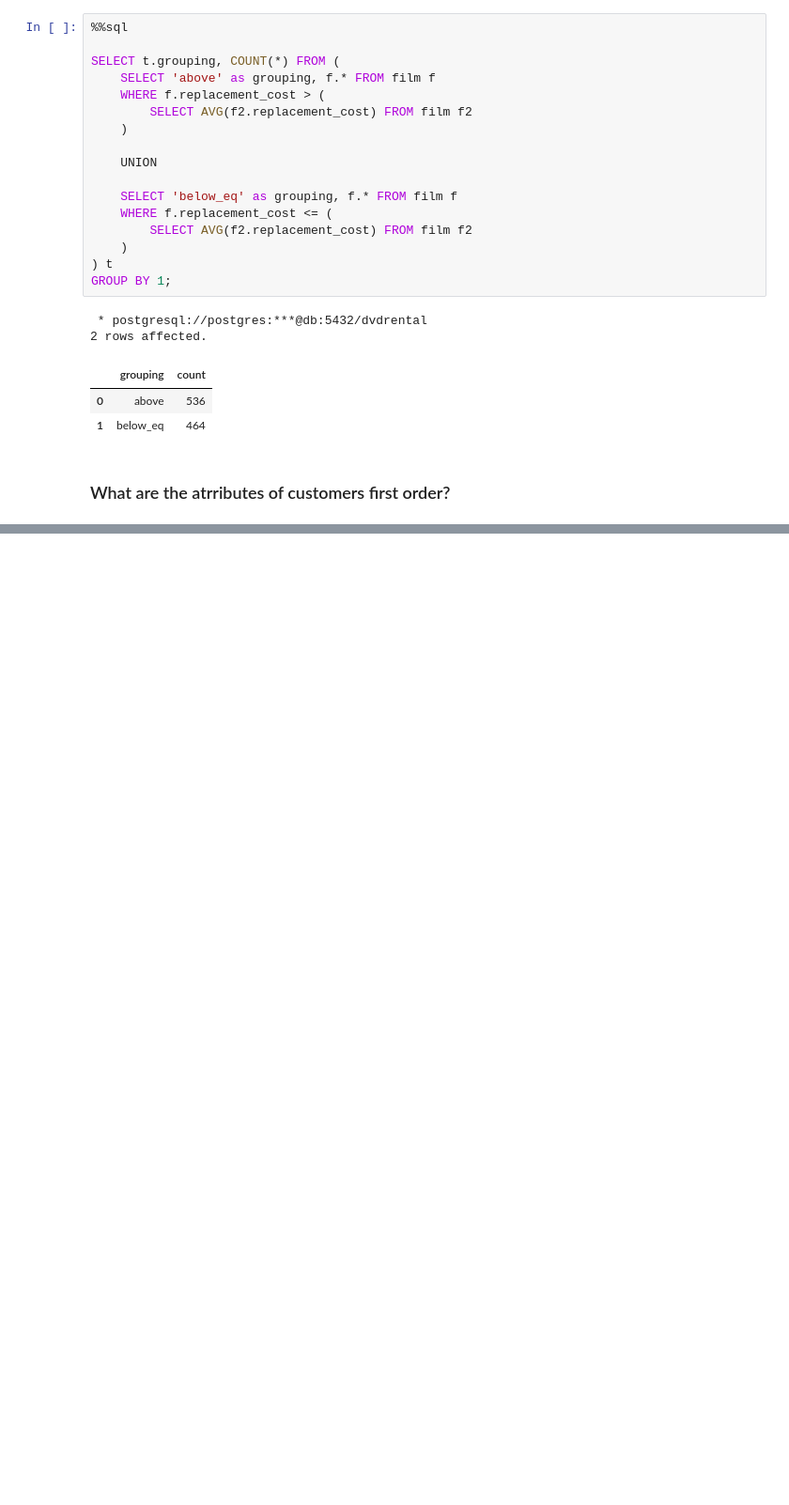
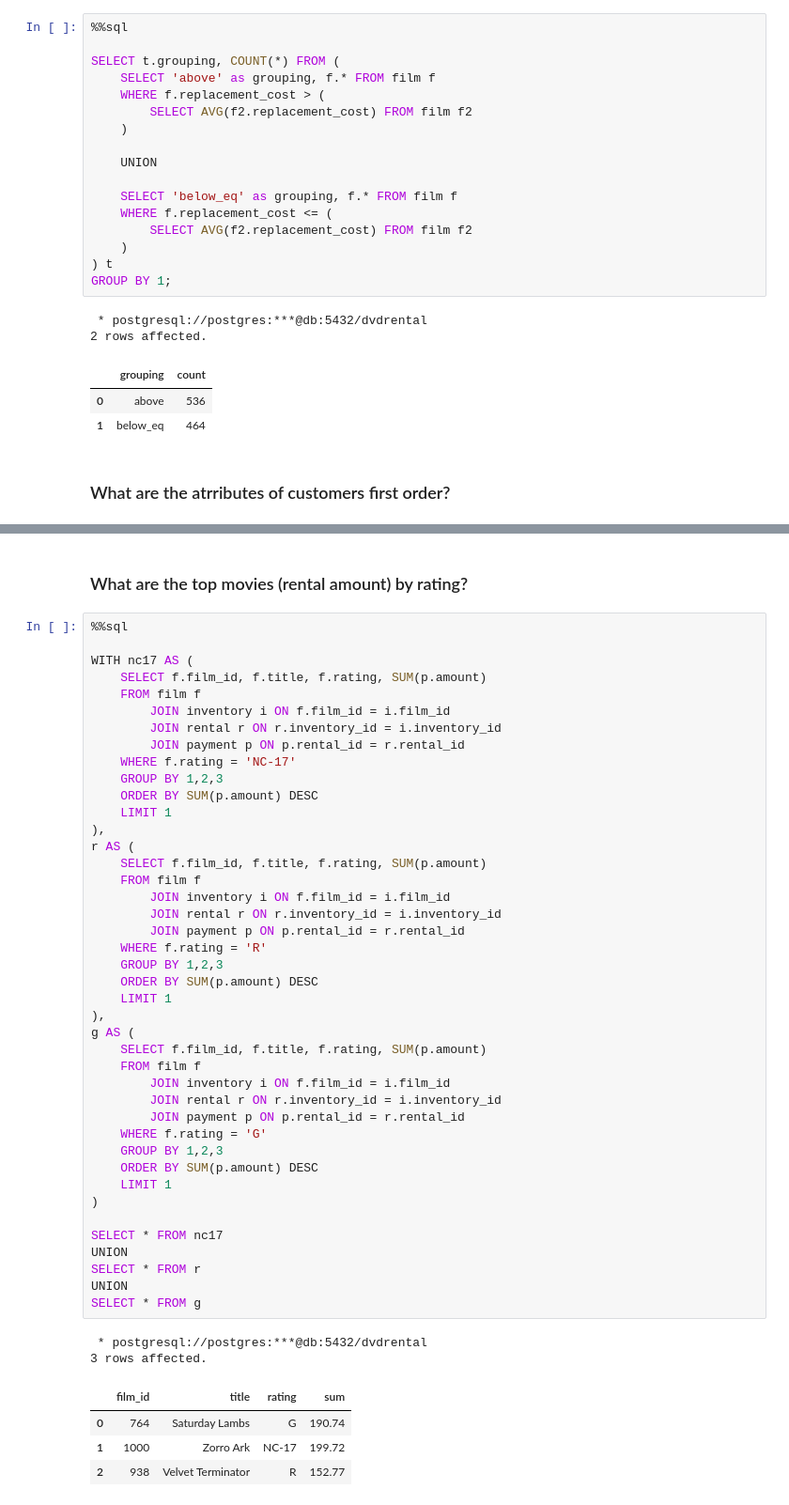
Before and after one commit to nikolaevtomov/dvdrental, a Jupyter notebook: notebook/experiment.ipynb, the cells around one changed output, grey strips where cells are left out. Shown: that part at 94% size. Saved outputs shown, nothing was run; the diff lists cells and outputs as text; blank space fills up the shorter version.

```diff
--- a/notebook/experiment.ipynb
+++ b/notebook/experiment.ipynb
@@ -294,0 +331,51 @@ FROM payment p INNER JOIN (
+# %% [markdown]
+### What are the top movies (rental amount) by rating?
+# %%
+%%sql
+
+WITH nc17 AS (
+    SELECT f.film_id, f.title, f.rating, SUM(p.amount)
+    FROM film f
+        JOIN inventory i ON f.film_id = i.film_id
+        JOIN rental r ON r.inventory_id = i.inventory_id
+        JOIN payment p ON p.rental_id = r.rental_id
+    WHERE f.rating = 'NC-17'
+    GROUP BY 1,2,3
+    ORDER BY SUM(p.amount) DESC
+    LIMIT 1
+),
+r AS (
+    SELECT f.film_id, f.title, f.rating, SUM(p.amount)
+    FROM film f
+        JOIN inventory i ON f.film_id = i.film_id
+        JOIN rental r ON r.inventory_id = i.inventory_id
+        JOIN payment p ON p.rental_id = r.rental_id
+    WHERE f.rating = 'R'
+    GROUP BY 1,2,3
+    ORDER BY SUM(p.amount) DESC
+    LIMIT 1
+),
+g AS (
+    SELECT f.film_id, f.title, f.rating, SUM(p.amount)
+    FROM film f
+        JOIN inventory i ON f.film_id = i.film_id
+        JOIN rental r ON r.inventory_id = i.inventory_id
+        JOIN payment p ON p.rental_id = r.rental_id
+    WHERE f.rating = 'G'
+    GROUP BY 1,2,3
+    ORDER BY SUM(p.amount) DESC
+    LIMIT 1
+)
+
+SELECT * FROM nc17
+UNION
+SELECT * FROM r
+UNION
+SELECT * FROM g
+# %% [output]
+ * postgresql://postgres:***@db:5432/dvdrental
+3 rows affected.
+|  | film_id | title | rating | sum |
+| 0 | 764 | Saturday Lambs | G | 190.74 |
+| 1 | 1000 | Zorro Ark | NC-17 | 199.72 |
+| 2 | 938 | Velvet Terminator | R | 152.77 |
```
Also changed, not shown: parts of 3 cells of this notebook.
